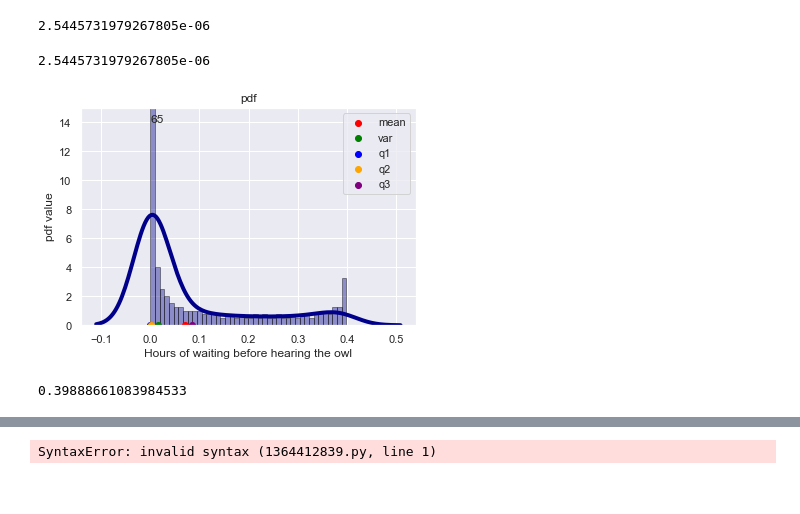
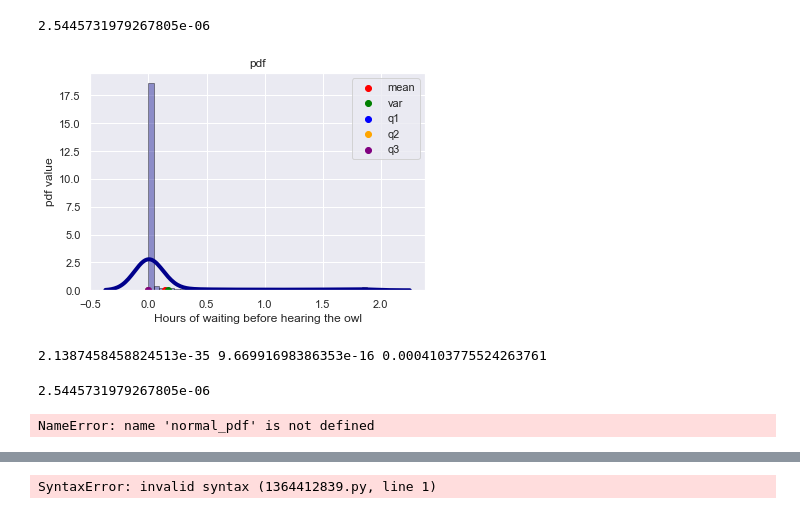
Before and after one commit to saketthakur001/Data-analysis-tasks, a Jupyter notebook: task_2 ashi (1).ipynb, the cells around one changed output, grey strips where cells are left out. Drawn from its saved outputs; the diff is of its cells as text; code cells hidden in the pictures.

```diff
--- a/task_2 ashi (1).ipynb
+++ b/task_2 ashi (1).ipynb
@@ -136,8 +142,7 @@ minutes = np.linspace(start=hourStart, stop=hourEnd, num=numMinutes)
 
 # Define a function that returns the value of a normal probability density function for a given y
 def normal_pdf(y):
-    # Use the scipy.stats.norm.pdf function to calculate the pdf value
-    return stats.norm.pdf(y, loc=0, scale=1)
+    return (((82/33) * y * np.exp(-3 * (y ** 2))) + ((812/99) * y * np.exp(-7 * (y**2))))
 # %% [output]
 2.5445731979267805e-06
 # %%
@@ -148,6 +153,17 @@ pdf_values = []
 for i in range(1, len(minutes)-1):
     # Append the probability density function value for the current minute to the list
     pdf_values.append(normal_pdf(minutes[i]))
+
+# Create an empty list to store the histogram probabilities for each minute interval
+hist_values = []
+# Loop through the minutes array except the last element
+for i in range(len(minutes[:numMinutes-1])):
+    # Append the histogram probability for the current minute interval to the list
+    hist_values.append(histProbabilities(minutes[i], minutes[i+1]))
+
+# change each hist_values to abs values
+for i in range(len(hist_values)):
+    hist_values[i] = abs(hist_values[i])
 
 # Calculate the mean, var, q1, q2, q3 as points on the pdf_values
 mean = np.mean(pdf_values)
@@ -156,33 +172,39 @@ q1 = np.percentile(pdf_values, 25)
 q2 = np.percentile(pdf_values, 50)
 q3 = np.percentile(pdf_values, 75)
 
 # Create a figure for the probability density function plot
 sns.set()
 sns.distplot(pdf_values, hist=True, kde=True,
              bins=int(numMinutes/10), color='darkblue',
              hist_kws={'edgecolor': 'black'},
              kde_kws={'linewidth': 4})
 plt.xlabel('Hours of waiting before hearing the owl')
 plt.ylabel('pdf value')
 plt.title('pdf')
 
 # plot the mean, var, q1, q2, q3 of the pdf_values as points
 plt.scatter(mean, 0, color='red', label='mean')
 plt.scatter(var, 0, color='green', label='var')
 plt.scatter(q1, 0, color='blue', label='q1')
 plt.scatter(q2, 0, color='orange', label='q2')
 plt.scatter(q3, 0, color='purple', label='q3')
 # # Set the y-axis scale/range
 # plt.ylim(0, 15)
 
 # # Display the value of the first bar
 # plt.text(0.0, 14, "0.39")
 
 # Set the legend location
 plt.legend(loc='upper right')
 
 # Display the plot
 plt.show()
+# %% [output]
+[figure, added]
+# %%
+print(q1, q2, q3)
+# %% [output]
+2.1387458458824513e-35 9.66991698386353e-16 0.0004103775524263761
 # %%
 import numpy as np
 import scipy.stats as stats
@@ -190,15 +212,15 @@ import seaborn as sns
 import matplotlib.pyplot as plt
 
 # Define constants for the probability distribution function
-E5 = 41/99
-E6 = 3
-E7 = 58/99
-E8 = 7
+E_5 = 41/99
+E_6 = 3
+E_7 = 58/99
+E_8 = 7
 
 # Define a function that returns the value of the probability distribution function for a given y
 def probabilityDistribution(y):
     # Use the numpy exp function to calculate the exponential terms
-    return E5 * np.exp(-E6 * (y ** 2)) + (E7 * np.exp(-E8 * (y ** 2)))
+    return E_5 * np.exp(-E_6 * (y ** 2)) + (E_7 * np.exp(-E_8 * (y ** 2)))
 
 # Calculate the probability of y being between 2 and 4 by subtracting the probabilities of y being less than 2 or greater than 4
 probability_2_4 = 1 - probabilityDistribution(4) - (1 - probabilityDistribution(2))
@@ -215,8 +237,13 @@ numMinutes = 7 * 60
 minutes = np.linspace(start=hourStart, stop=hourEnd, num=numMinutes)
 
 # Define a function that returns the value of a normal probability density function for a given y
-def normal_pdf(y):
-    # Use the scipy.stats.norm.pdf function to calculate the pdf value
+# def normal_pdf(y):
+#     # Use the scipy.stats.norm.pdf function to calculate the pdf value
+#     return stats.norm.pdf(y, loc=0, scale=1)
+
+def pdf(y):
+    # Use the numpy exp function to calculate the exponential terms
+    # return (((82/33) * y * np.exp(-3 * (y ** 2))) + ((812/99) * y * np.exp(-7 * (y**2))))
     return stats.norm.pdf(y, loc=0, scale=1)
 
 # Create an empty list to store the probability density function values for each minute
@@ -232,38 +259,6 @@ var = np.var(pdf_values)
 q1 = np.percentile(pdf_values, 25)
 q2 = np.percentile(pdf_values, 50)
 q3 = np.percentile(pdf_values, 75)
-
-# Create a figure for the probability density function plot
-sns.set()
-sns.distplot(pdf_values, hist=True, kde=True,
-             bins=int(numMinutes/10), color='darkblue',
-             hist_kws={'edgecolor': 'black'},
-             kde_kws={'linewidth': 4})
-plt.xlabel('Hours of waiting before hearing the owl')
-plt.ylabel('pdf value')
-plt.title('pdf')
-
-# plot the mean, var, q1, q2, q3 of the pdf_values as points
-plt.scatter(mean, 0, color='red', label='mean')
-plt.scatter(var, 0, color='green', label='var')
-plt.scatter(q1, 0, color='blue', label='q1')
-plt.scatter(q2, 0, color='orange', label='q2')
-plt.scatter(q3, 0, color='purple', label='q3')
-# Set the y-axis scale/range
-plt.ylim(0, 15)
-
-# Display the value of the first bar
-plt.text(0.0, 14, "65")
-
-# Set the legend location
-plt.legend(loc='upper right')
-
-# Display the plot
-plt.show()
-
-# print the value of the first bar
-print(pdf_values[0])
 # %% [output]
 2.5445731979267805e-06
-[figure, removed]
-0.39888661083984533
+NameError: name 'normal_pdf' is not defined
```
Also changed, not shown: parts of 11 cells of this notebook, 1 other file.
